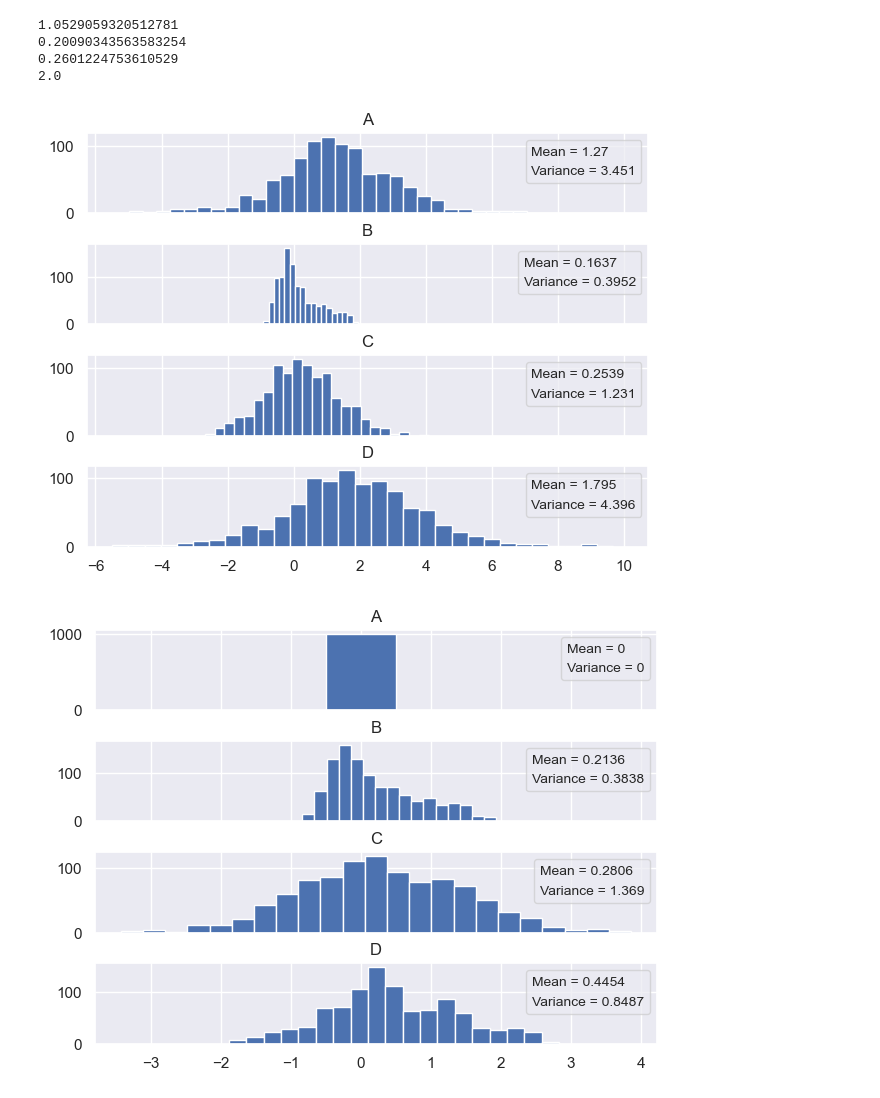
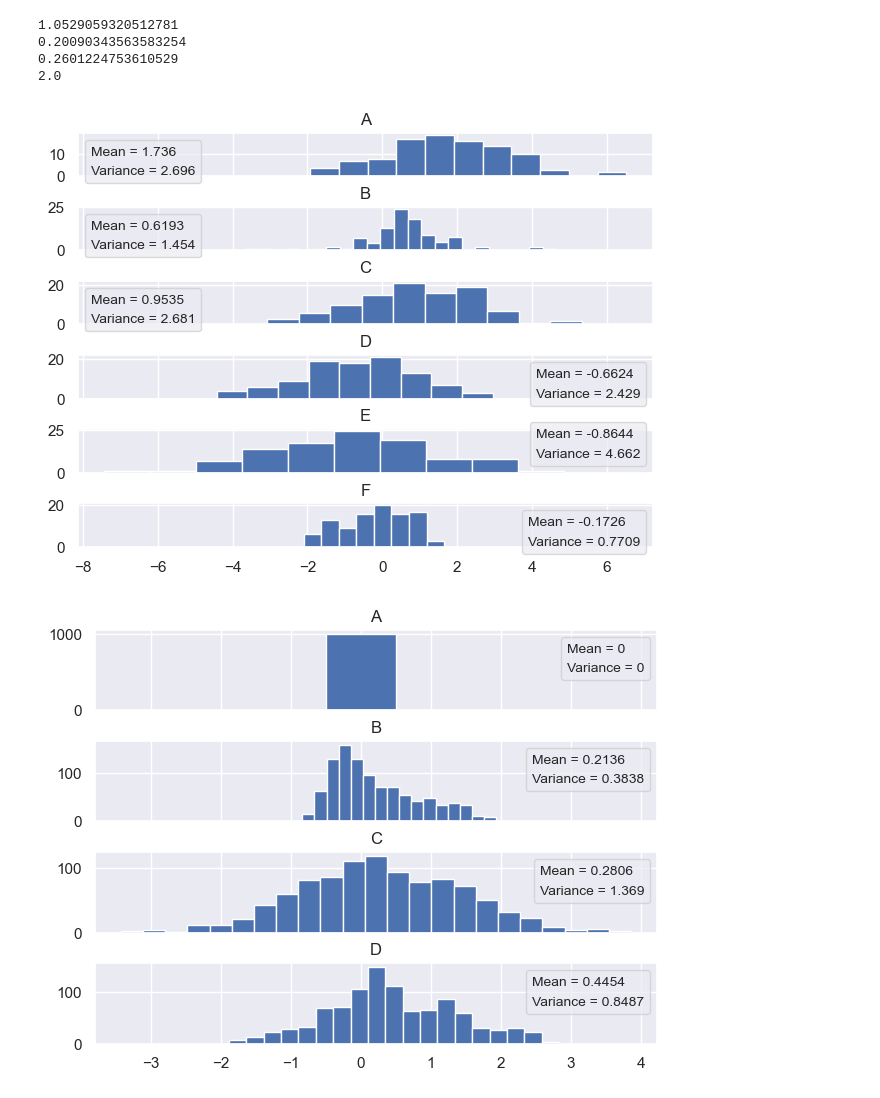
Before and after one commit to GorenzelgProjects/AML_Project3, a Jupyter notebook: Load_code.ipynb, the cells around one changed output. Cells and saved outputs as stored; diff of their text form; code cells hidden in the pictures.

```diff
--- a/Load_code.ipynb
+++ b/Load_code.ipynb
@@ -250,28 +241,29 @@ print(np.mean(data_100_D_2[:,4]))
 2.0
 # %%
 #Histogram
-df = data_1000
+data_100 = pd.read_csv("data_780.csv")
+df = data_100
 
 nodes = list(df.columns.values)
 fig, ax = plt.subplots(len(nodes)-1, sharex=True)
 fig.tight_layout(pad=1)
 
 handles = [mpl_patches.Rectangle((0, 0), 1, 1, fc="white", ec="white",
                                  lw=0, alpha=0)] * 2
 
 
 for i in range(1,len(nodes)):
     ax[i-1].hist(df[nodes[i]],bins = 'auto')
     ax[i-1].set_title(nodes[i])
     labels = []
     labels.append("Mean = {0:.4g}".format(df[nodes[i]].mean()))
     labels.append("Variance = {0:.4g}".format(df[nodes[i]].var()))
     ax[i-1].legend(handles, labels, loc='best', fontsize='small',
           fancybox=True, framealpha=0.7,
           handlelength=0, handletextpad=0)
 plt.show()
 # %% [output]
-[figure, old version]
+[figure, new version]
 # %%
 df = data_1000_A_0
 
```
Also changed, not shown: parts of 6 cells of this notebook.
